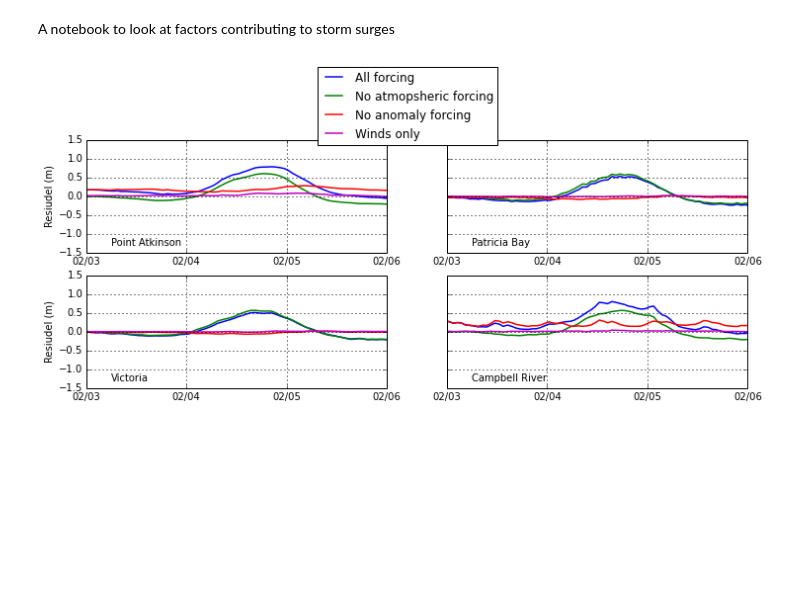
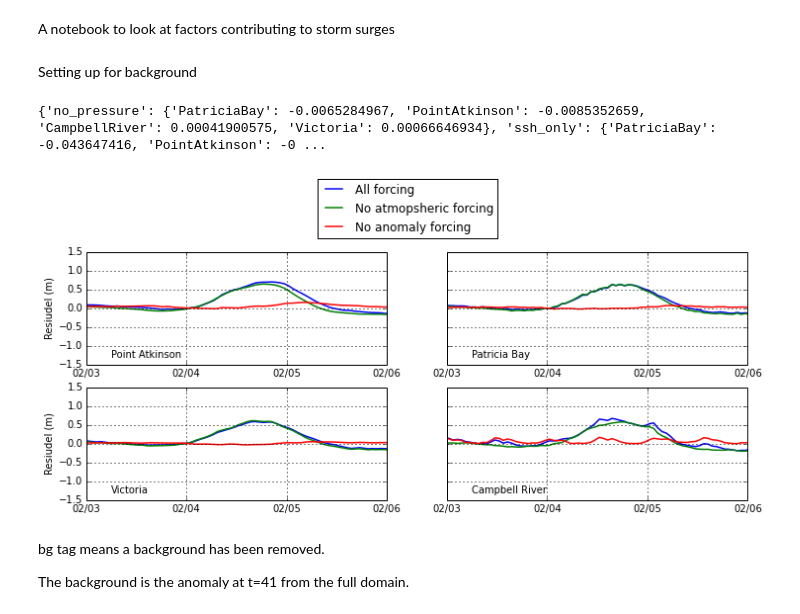
Before and after one commit to SalishSeaCast/storm-surge, a Jupyter notebook: FigureScripts/Feb 2006 factors.ipynb, the cells around one changed output. Cells and saved outputs as stored; diff of their text form; code cells hidden in the pictures; blank space fills up the shorter version.

Commit message:
Removed a background (from t=41)

```diff
--- a/FigureScripts/Feb 2006 factors.ipynb
+++ b/FigureScripts/Feb 2006 factors.ipynb
@@ -56,6 +56,25 @@ for run in runs:
         ts[run]=tlist
     [us[run], vs[run], lats[run], lons[run], tmps[run], sals[run], sshs[run]] = stormtools.combine_data(run_stations)
     run_stations={};
+# %% [markdown]
+Setting up for background
+# %%
+t = 41 #timestamp of background state
+depthlevel=0
+Us={}; Vs={}; Es ={}; Ss={}; Ts={};
+for key in runs:
+    [Us[key], Vs[key], Es[key], Ss[key], Ts[key]] = stormtools.get_variables(fUs[key],
+                                                                                 fVs[key],fTs[key],t,depthlevel)
+
+bg={}
+for key in runs:
+    bg[key]={}
+    for location in stations:
+        bg[key][location] = stormtools.get_background(Es[key],Es['tidesonly'],location)
+# %%
+print bg
+# %% [output]
+{'no_pressure': {'PatriciaBay': -0.0065284967, 'PointAtkinson': -0.0085352659, 'CampbellRiver': 0.00041900575, 'Victoria': 0.00066646934}, 'ssh_only': {'PatriciaBay': -0.043647416, 'PointAtkinson': -0 ...
 # %%
 fig, axs = plt.subplots(2, 2, figsize=(20, 5), sharey=True)
 import matplotlib.dates as mdates
@@ -81,40 +100,46 @@ eax = unaware.replace(tzinfo=pytz.timezone('utc'))
 sts1 = ['PointAtkinson','Victoria']; sts2=['PatriciaBay', 'CampbellRiver']
 proper1 = ['Point Atkinson','Victoria']; proper2 = ['Patricia Bay', 'Campbell River']
 rs=['all_forcing','ssh_only','weather_only','no_pressure']
 lb=['All forcing', 'No atmopsheric forcing', 'No anomaly forcing', 'Winds only']
 
 for (ax,location,name) in zip(axs[:,0], sts1,proper1):
     hfmt = mdates.DateFormatter('%m/%d')
-    ax.plot(ts[rs[0]], sshs[rs[0]][location][:,0,0]-sshs['tidesonly'][location][:,0,0], 'b',label=lb[0],lw=1.5)
-    ax.plot(ts[rs[1]], sshs[rs[1]][location][:,0,0]-sshs['tidesonly'][location][:,0,0], 'g',label=lb[1],lw=1.5)
-    ax.plot(ts[rs[2]], sshs[rs[2]][location][:,0,0]-sshs['tidesonly'][location][:,0,0], 'r',label=lb[2],lw=1.5)
-    ax.plot(ts[rs[3]], sshs[rs[3]][location][:,0,0]-sshs['tidesonly'][location][:,0,0], 'm',label=lb[3],lw=1.5)
+    ax.plot(ts[rs[0]], sshs[rs[0]][location][:,0,0]-sshs['tidesonly'][location][:,0,0]-bg[rs[0]][location],
+            'b',label=lb[0],lw=1.5)
+    ax.plot(ts[rs[1]], sshs[rs[1]][location][:,0,0]-sshs['tidesonly'][location][:,0,0]-bg[rs[1]][location],
+            'g',label=lb[1],lw=1.5)
+    ax.plot(ts[rs[2]], sshs[rs[2]][location][:,0,0]-sshs['tidesonly'][location][:,0,0]-bg[rs[2]][location],
+            'r',label=lb[2],lw=1.5)
+    #ax.plot(ts[rs[3]], sshs[rs[3]][location][:,0,0]-sshs['tidesonly'][location][:,0,0], 'm',label=lb[3],lw=1.5)
     ax.text(sax+timedelta(hours=6),-1.3,name,fontsize=10)
     ax.set_xlim([sax,eax])
     ax.set_ylim([-1.5,1.5])
     ax.grid(True,lw=1)
     ax.set_ylabel('Resiudel (m)')
     ax.xaxis.set_major_locator(mdates.DayLocator())
     ax.xaxis.set_major_formatter(hfmt)
 
 
 for (ax,location,name) in zip(axs[:,1], sts2,proper2):
     hfmt = mdates.DateFormatter('%m/%d')
-    ax.plot(ts[rs[0]], sshs[rs[0]][location][:,0,0]-sshs['tidesonly'][location][:,0,0], 'b',label=lb[0],lw=1.5)
-    ax.plot(ts[rs[1]], sshs[rs[1]][location][:,0,0]-sshs['tidesonly'][location][:,0,0], 'g',label=lb[1],lw=1.5)
-    ax.plot(ts[rs[2]], sshs[rs[2]][location][:,0,0]-sshs['tidesonly'][location][:,0,0], 'r',label=lb[2],lw=1.5)
-    ax.plot(ts[rs[3]], sshs[rs[3]][location][:,0,0]-sshs['tidesonly'][location][:,0,0], 'm',label=lb[3],lw=1.5)
+    ax.plot(ts[rs[0]], sshs[rs[0]][location][:,0,0]-sshs['tidesonly'][location][:,0,0]-bg[rs[0]][location],
+            'b',label=lb[0],lw=1.5)
+    ax.plot(ts[rs[1]], sshs[rs[1]][location][:,0,0]-sshs['tidesonly'][location][:,0,0]-bg[rs[1]][location],
+            'g',label=lb[1],lw=1.5)
+    ax.plot(ts[rs[2]], sshs[rs[2]][location][:,0,0]-sshs['tidesonly'][location][:,0,0]-bg[rs[2]][location],
+            'r',label=lb[2],lw=1.5)
+    #ax.plot(ts[rs[3]], sshs[rs[3]][location][:,0,0]-sshs['tidesonly'][location][:,0,0], 'm',label=lb[3],lw=1.5)
     ax.set_xlim([sax,eax])
     ax.set_ylim([-1.5,1.5])
     #ax.set_ylabel('Residual (m)')
     ax.text(sax+timedelta(hours=6),-1.3,name,fontsize=10)
     ax.xaxis.set_major_locator(mdates.DayLocator())
     ax.xaxis.set_major_formatter(hfmt)
     ax.grid(True,lw=1)
 
 axs[0,1].legend(bbox_to_anchor=(-.45, 1.7), loc=2)
 
 fig.set_size_inches(12,4.5)
 # %% [output]
-[figure, old version]
+[figure, new version]
 # %%
@@ -122,3 +147,7 @@ fig.savefig('feb2006_factors.pdf',bbox_inches='tight')
+# %% [markdown]
+bg tag means a background has been removed.
+
+The background is the anomaly at t=41 from the full domain.
 # %%
 def model_max(data,time):
     #returns timing of max value of data in a given date range (sdt-edt date time object)
```
Also changed, not shown: parts of 3 cells of this notebook, 1 other file.
